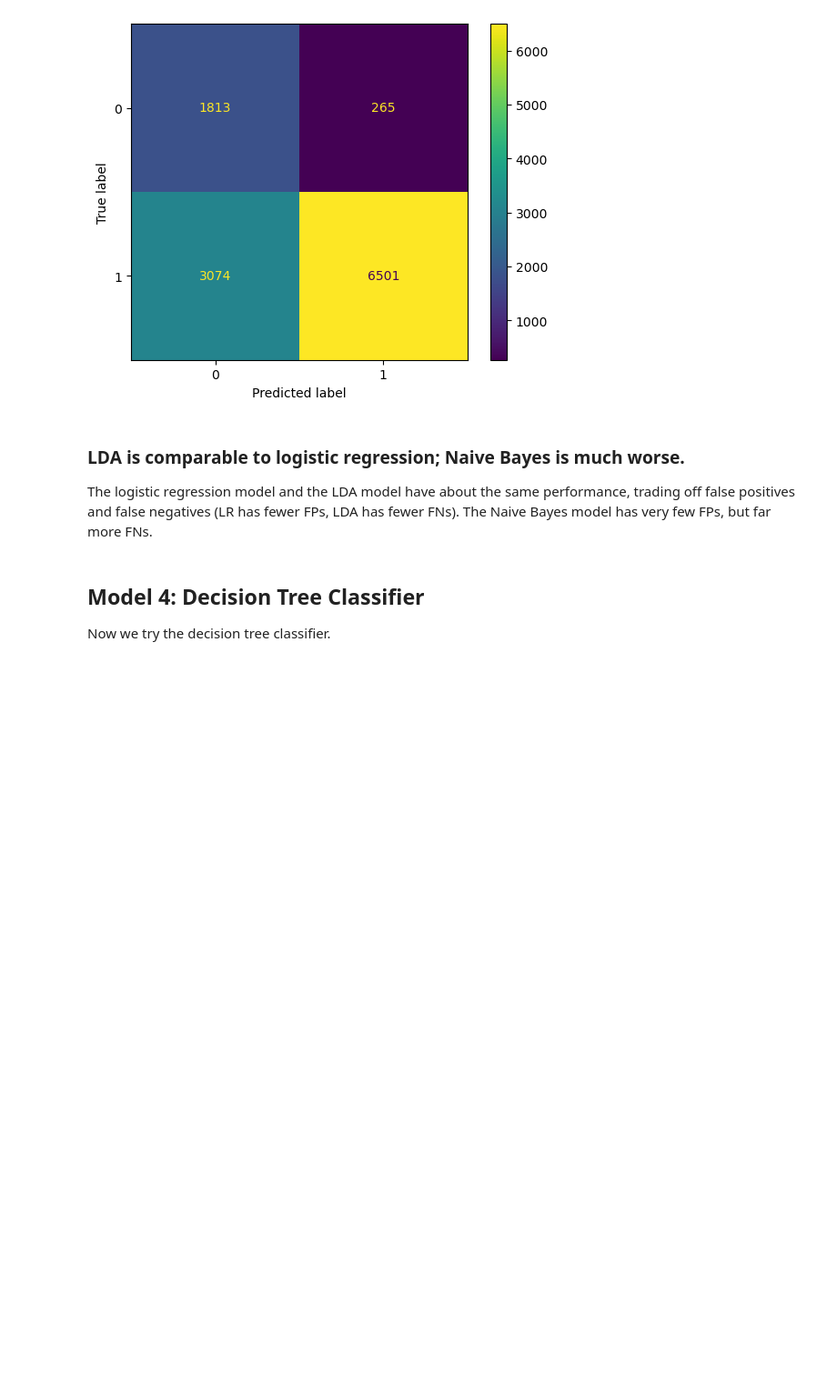
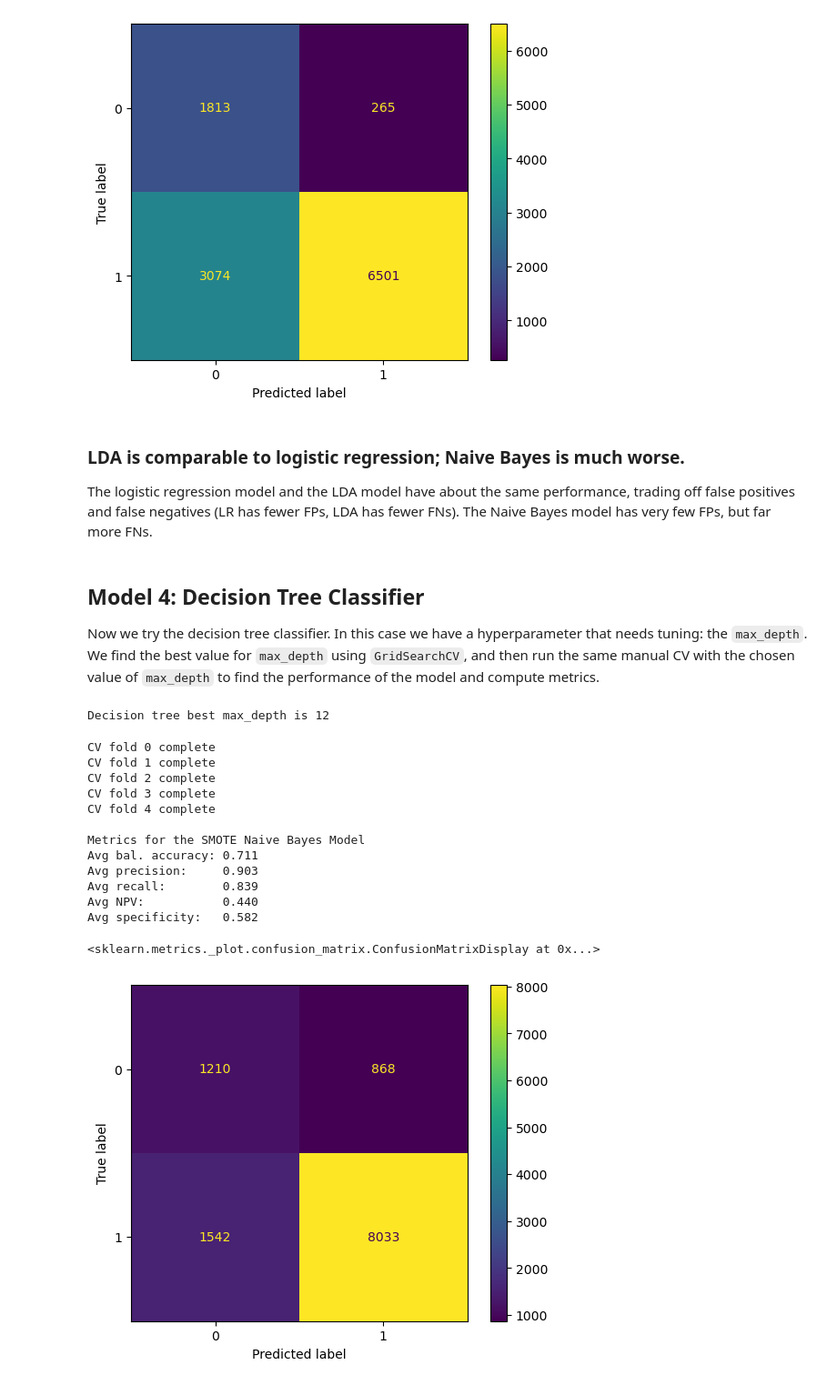
Before and after one commit to aapandy2/predicting_nba_player_retention, a Jupyter notebook: ModelSelection.ipynb, the cells around one changed output. Shown at 91% size. Saved outputs shown, nothing was run; the diff lists cells and outputs as text; code cells hidden in the pictures; blank space fills up the shorter version.

Commit message:
add Decision Tree Classifier to model selection

```diff
--- a/ModelSelection.ipynb
+++ b/ModelSelection.ipynb
@@ -376,4 +376,4 @@ The logistic regression model and the LDA model have about the same performance,
 # %% [markdown]
 ## Model 4: Decision Tree Classifier
 
-Now we try the decision tree classifier.
+Now we try the decision tree classifier.  In this case we have a hyperparameter that needs tuning: the `max_depth`.  We find the best value for `max_depth` using `GridSearchCV`, and then run the same manual CV with the chosen value of `max_depth` to find the performance of the model and compute metrics.
@@ -379,0 +383,75 @@ Now we try the decision tree classifier.
+# %%
+#get the resampled data
+smote   = SMOTE(random_state=5)
+X_train = df_train[predictors]
+y_train = df_train.IN_LEAGUE_NEXT
+X_train_re, y_train_re = smote.fit_resample(X_train, y_train)
+
+#make the GridSearchCV object, fit it, save the best value for max_depth
+tree_gscv = GridSearchCV(DecisionTreeClassifier(), {"max_depth":range(1, 15)}, cv=5, scoring="balanced_accuracy")
+tree_gscv.fit(X_train_re, y_train_re)
+best_max_depth = tree_gscv.best_params_["max_depth"]
+
+print(f"Decision tree best max_depth is {best_max_depth}")
+# %% [output]
+Decision tree best max_depth is 12
+# %%
+kfold = StratifiedKFold(n_splits=5, shuffle=True, random_state=815)
+
+metrics = []
+
+conf_matrices = []
+
+for i, (train_idx, test_idx) in enumerate(kfold.split(df_train[predictors], df_train.IN_LEAGUE_NEXT)):
+    #grab the raw training data and test data for this CV fold
+    X_tt  = df_train[predictors].iloc[train_idx]
+    y_tt  = df_train.IN_LEAGUE_NEXT.iloc[train_idx]
+    X_val = df_train[predictors].iloc[test_idx]
+    y_val = df_train.IN_LEAGUE_NEXT.iloc[test_idx]
+
+    #resample the training data using SMOTE
+    smote = SMOTE(random_state=5)
+    X_tt_re, y_tt_re = smote.fit_resample(X_tt, y_tt)
+
+    #train the model
+    tree = Pipeline([("scale", StandardScaler()), ("dt", DecisionTreeClassifier(max_depth=best_max_depth))])
+    tree.fit(X_tt_re, y_tt_re)
+
+    #get prediction and balanced accuracy scores for validation set
+    pred = tree.predict(X_val)
+
+    #compute metrics and append them to list
+    metrics.append(compute_metrics(y_val, pred))
+
+    #compute confusion matrix and append it to a list
+    conf_matrices.append(confusion_matrix(y_val, pred))
+
+    print(f"CV fold {i} complete")
+
+#print CV averaged metrics
+avg_bal_acc, avg_prec, avg_recall, avg_npv, avg_spec = np.mean(np.array(metrics), axis=0)
+full_conf_matrix                                     = np.sum(conf_matrices, axis=0)
+
+print("\n" + "Metrics for the SMOTE Naive Bayes Model")
+print(f"Avg bal. accuracy: {avg_bal_acc:.3f}")
+print(f"Avg precision:     {avg_prec:.3f}")
+print(f"Avg recall:        {avg_recall:.3f}")
+print(f"Avg NPV:           {avg_npv:.3f}")
+print(f"Avg specificity:   {avg_spec:.3f}")
+
+ConfusionMatrixDisplay(full_conf_matrix).plot()
+# %% [output]
+CV fold 0 complete
+CV fold 1 complete
+CV fold 2 complete
+CV fold 3 complete
+CV fold 4 complete
+
+Metrics for the SMOTE Naive Bayes Model
+Avg bal. accuracy: 0.711
+Avg precision:     0.903
+Avg recall:        0.839
+Avg NPV:           0.440
+Avg specificity:   0.582
+<sklearn.metrics._plot.confusion_matrix.ConfusionMatrixDisplay at 0x...>
+[figure, added]
```
Also changed, not shown: parts of 2 cells of this notebook.
